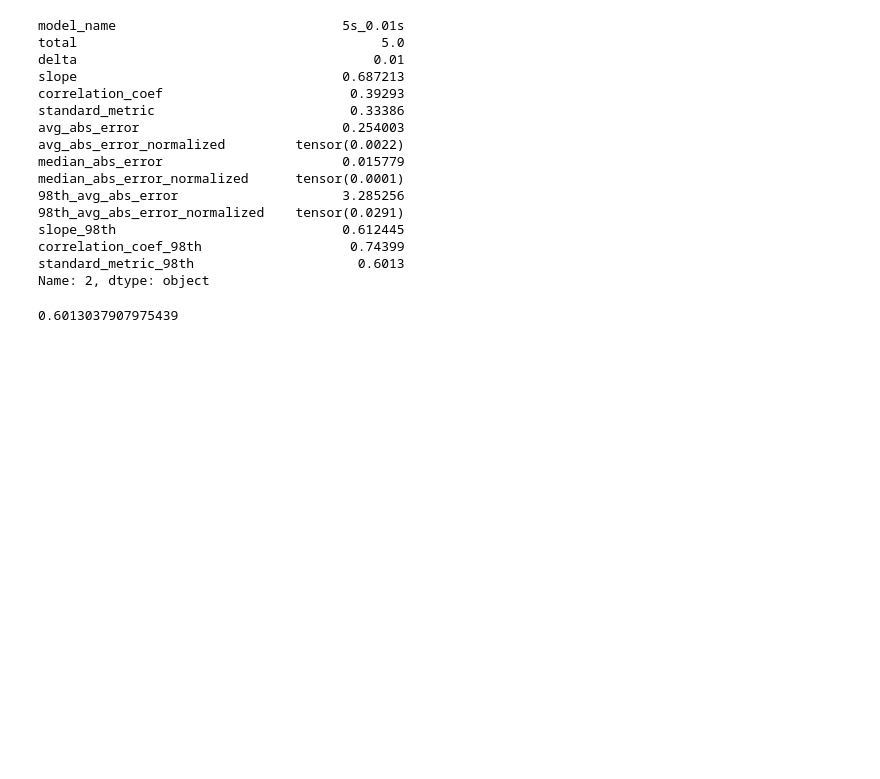
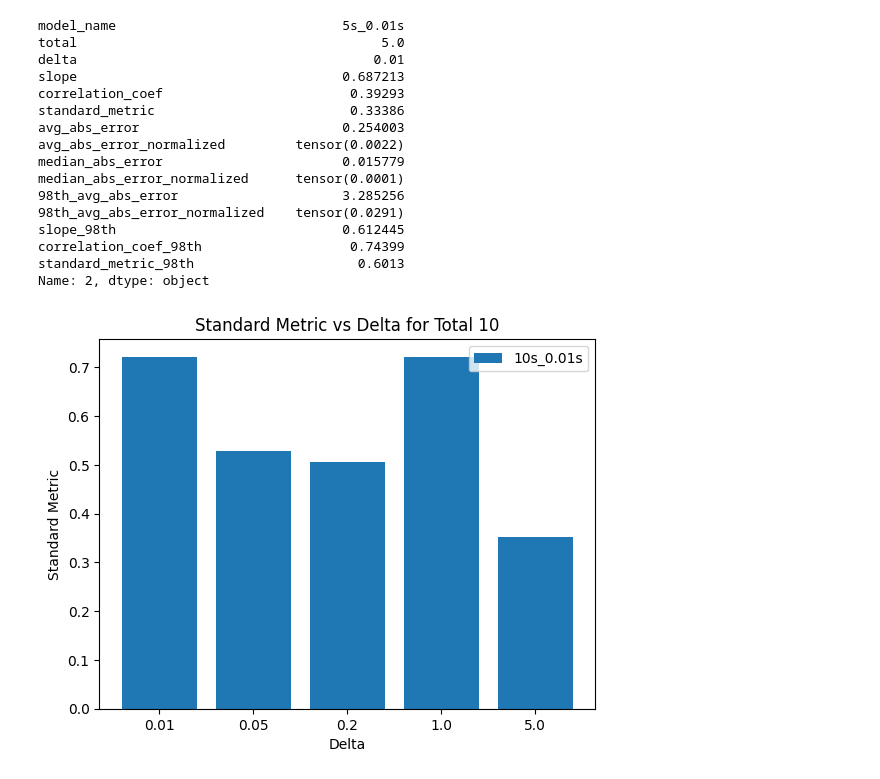
Before and after one commit to lukeyoffe/cs293n, a Jupyter notebook: result_plotting/experiments.ipynb, the cells around one changed output. Cells and saved outputs as stored; diff of their text form; code cells hidden in the pictures; blank space fills up the shorter version.

Commit message:
another model

```diff
--- a/result_plotting/experiments.ipynb
+++ b/result_plotting/experiments.ipynb
@@ -333,7 +333,28 @@ slope_98th                             0.612445
 correlation_coef_98th                   0.74399
 standard_metric_98th                     0.6013
 Name: 2, dtype: object
-# %%
-standard_metric(0.678849,0.756313)
-# %% [output]
-0.6013037907975439
+# %%
+# Filter and sort the DataFrame by 'delta'
+subset = results_df[results_df['total'] == 10].sort_values(by='delta')
+
+# Extract the sorted values
+deltas = subset['delta'].astype(str)
+standard_metrics = subset['standard_metric_98th']
+model_names = subset['model_name']
+
+# Create the bar graph
+plt.figure()
+plt.bar(deltas, standard_metrics)
+
+# Set the x-axis and y-axis labels and title
+plt.xlabel('Delta')
+plt.ylabel('Standard Metric')
+plt.title('Standard Metric vs Delta for Total 10')
+
+# Add a legend
+plt.legend(model_names, loc='best')
+
+# Show the plot
+plt.show()
+# %% [output]
+[figure, added]
```
Also changed, not shown: parts of 6 cells of this notebook, 2 other files.
